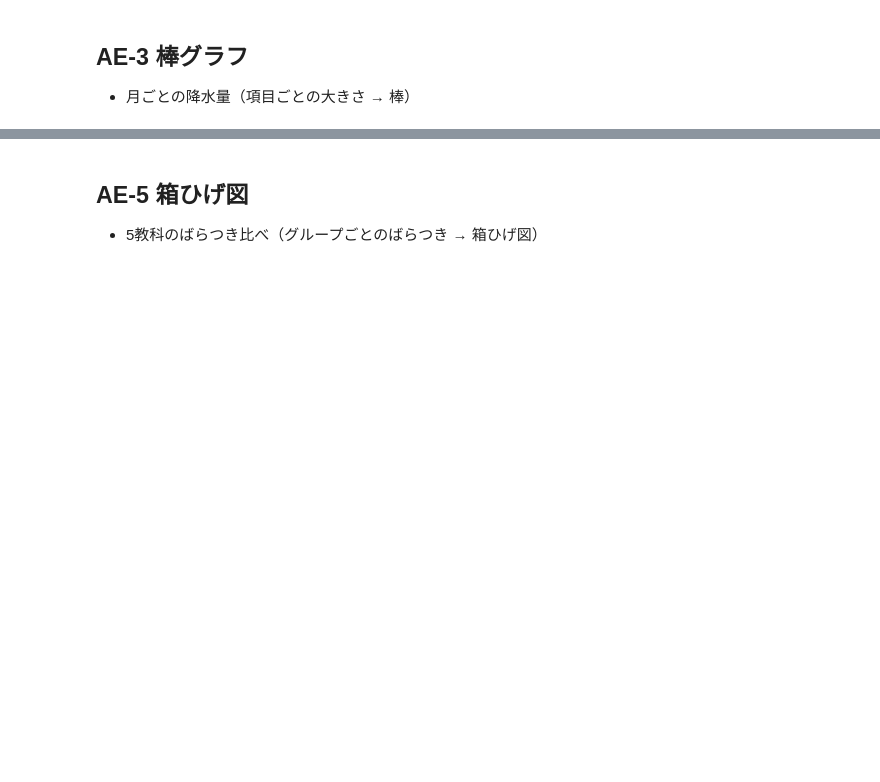
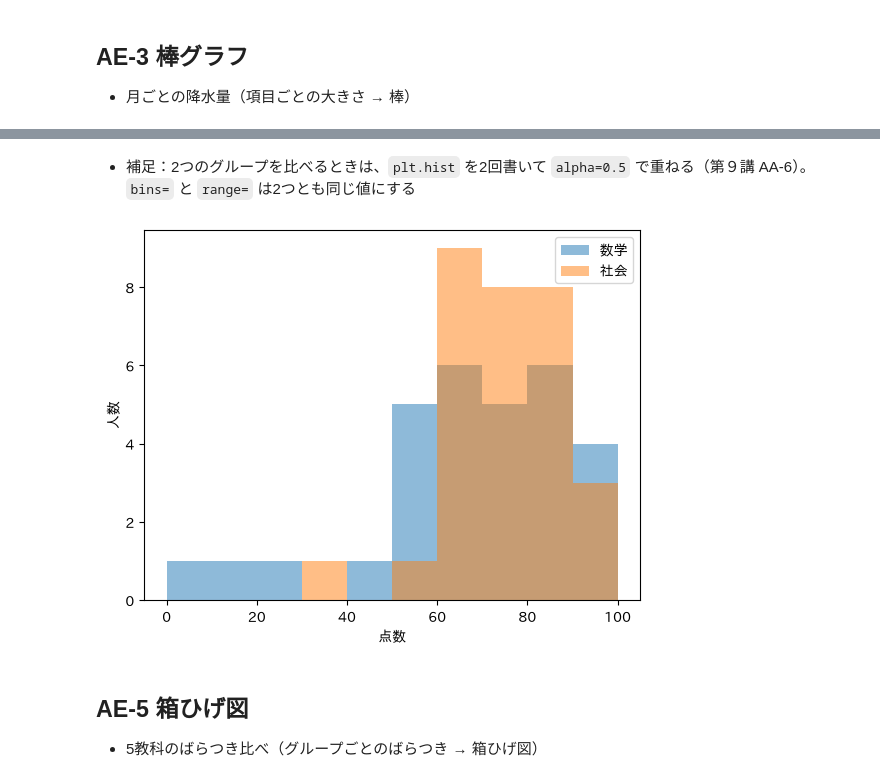
Before and after one commit to CreativeStudies-NGT/lectures, a Jupyter notebook: dsa/DSA2026_第11講_総復習.ipynb, the cells around one changed output, grey strips where cells are left out. Cells and saved outputs as stored; diff of their text form; code cells hidden in the pictures; blank space fills up the shorter version.

```diff
--- a/dsa/DSA2026_第11講_総復習.ipynb
+++ b/dsa/DSA2026_第11講_総復習.ipynb
@@ -113,3 +127,14 @@ plt.show()
+# %% [markdown]
+- 補足：2つのグループを比べるときは、`plt.hist` を2回書いて `alpha=0.5` で重ねる（第９講 AA-6）。`bins=` と `range=` は2つとも同じ値にする
+# %%
+plt.hist(df_exam['数学'], bins=10, range=(0, 100), alpha=0.5, label='数学')
+plt.hist(df_exam['社会'], bins=10, range=(0, 100), alpha=0.5, label='社会')
+plt.xlabel('点数')
+plt.ylabel('人数')
+plt.legend()
+plt.show()
+# %% [output]
+[figure, added]
 # %% [markdown]
 ## AE-5 箱ひげ図
 
```
Also changed, not shown: parts of 35 cells of this notebook, 13 other files.
